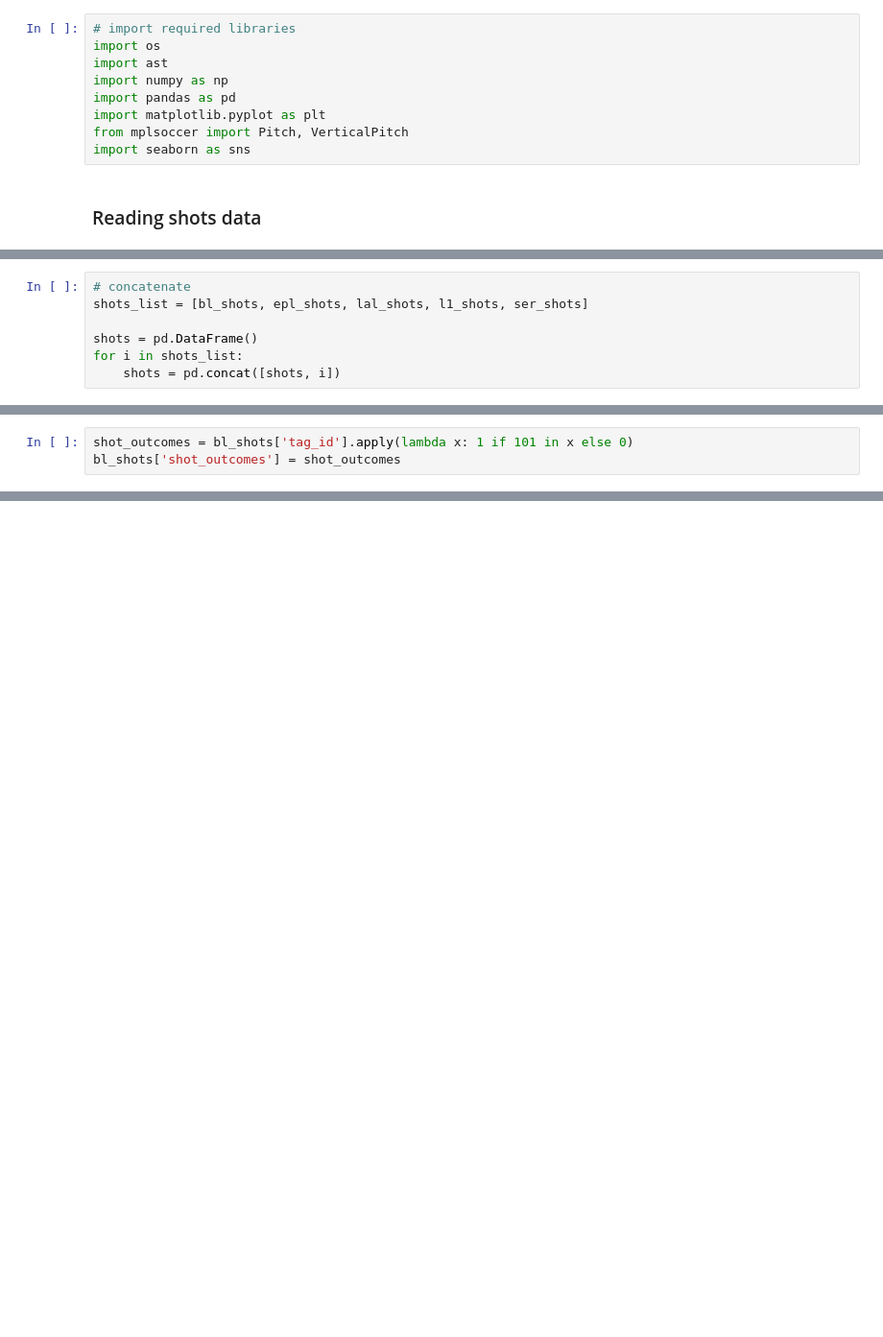
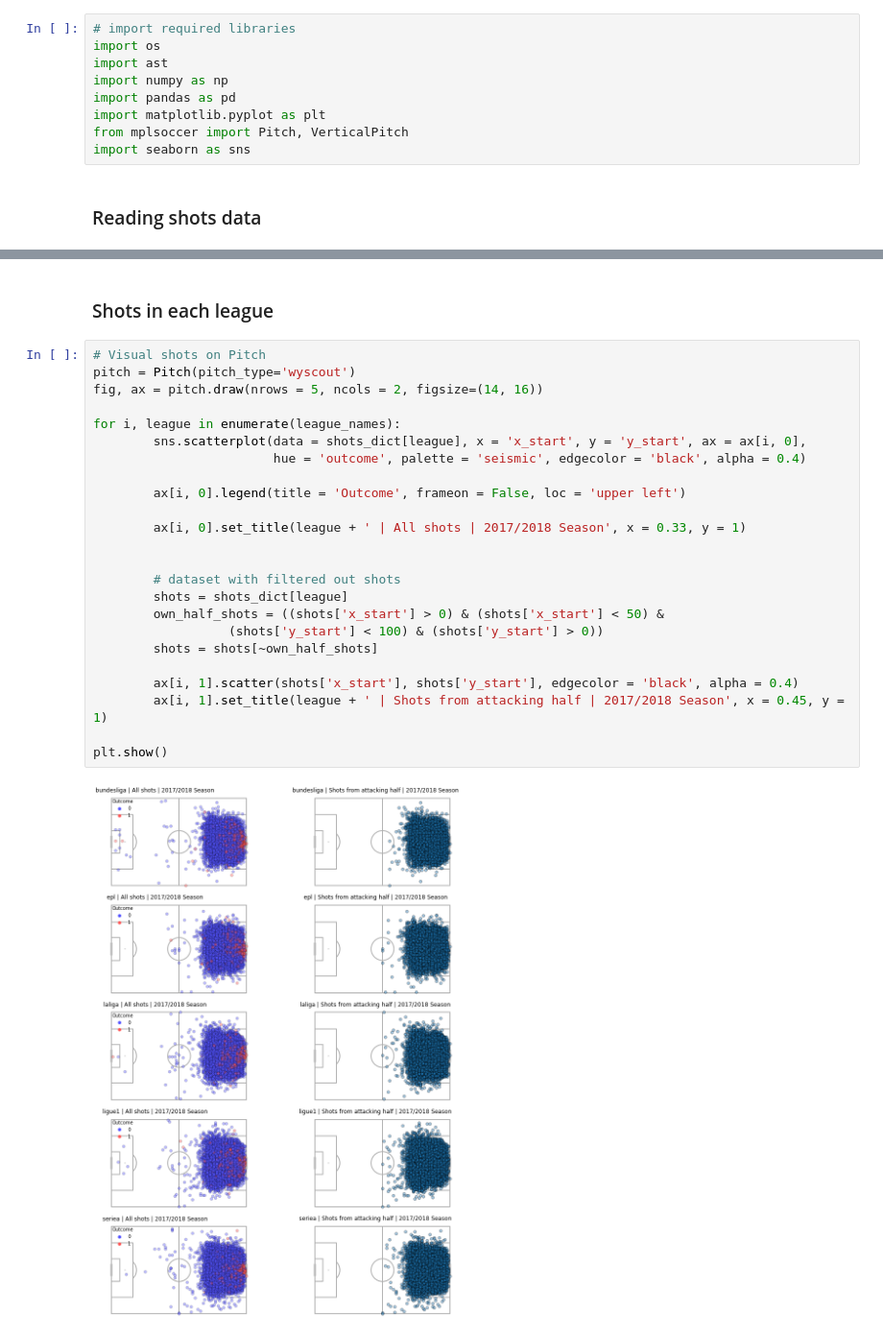
Before and after one commit to faridmusayev/Expected_Goals_Model, a Jupyter notebook: building_model.ipynb, the cells around one changed output, grey strips where cells are left out. Shown at 96% size. Cells and saved outputs as stored; diff of their text form; blank space fills up the shorter version.

```diff
--- a/building_model.ipynb
+++ b/building_model.ipynb
@@ -35,7 +13,0 @@ ser_shots['tag_name'] = ser_shots['tag_name'].apply(ast.literal_eval)
-# %%
-# concatenate
-shots_list = [bl_shots, epl_shots, lal_shots, l1_shots, ser_shots]
-
-shots = pd.DataFrame()
-for i in shots_list:
-    shots = pd.concat([shots, i])
@@ -68,3 +13,0 @@ bl_shots = bl_shots.merge(bl_team_names, on = 'team_id', how = 'left')
-# %%
-shot_outcomes = bl_shots['tag_id'].apply(lambda x: 1 if 101 in x else 0)
-bl_shots['shot_outcomes'] = shot_outcomes
@@ -98,0 +39,28 @@ plt.show()
+# %% [markdown]
+### Shots in each league
+# %%
+# Visual shots on Pitch
+pitch = Pitch(pitch_type='wyscout')
+fig, ax = pitch.draw(nrows = 5, ncols = 2, figsize=(14, 16))
+
+for i, league in enumerate(league_names):
+        sns.scatterplot(data = shots_dict[league], x = 'x_start', y = 'y_start', ax = ax[i, 0],
+                        hue = 'outcome', palette = 'seismic', edgecolor = 'black', alpha = 0.4)
+
+        ax[i, 0].legend(title = 'Outcome', frameon = False, loc = 'upper left')
+
+        ax[i, 0].set_title(league + ' | All shots | 2017/2018 Season', x = 0.33, y = 1)
+
+
+        # dataset with filtered out shots
+        shots = shots_dict[league]
+        own_half_shots = ((shots['x_start'] > 0) & (shots['x_start'] < 50) &
+                  (shots['y_start'] < 100) & (shots['y_start'] > 0))
+        shots = shots[~own_half_shots]
+
+        ax[i, 1].scatter(shots['x_start'], shots['y_start'], edgecolor = 'black', alpha = 0.4)
+        ax[i, 1].set_title(league + ' | Shots from attacking half | 2017/2018 Season', x = 0.45, y = 1)
+
+plt.show()
+# %% [output]
+[figure, added]
```
Also changed, not shown: parts of 34 cells of this notebook.
